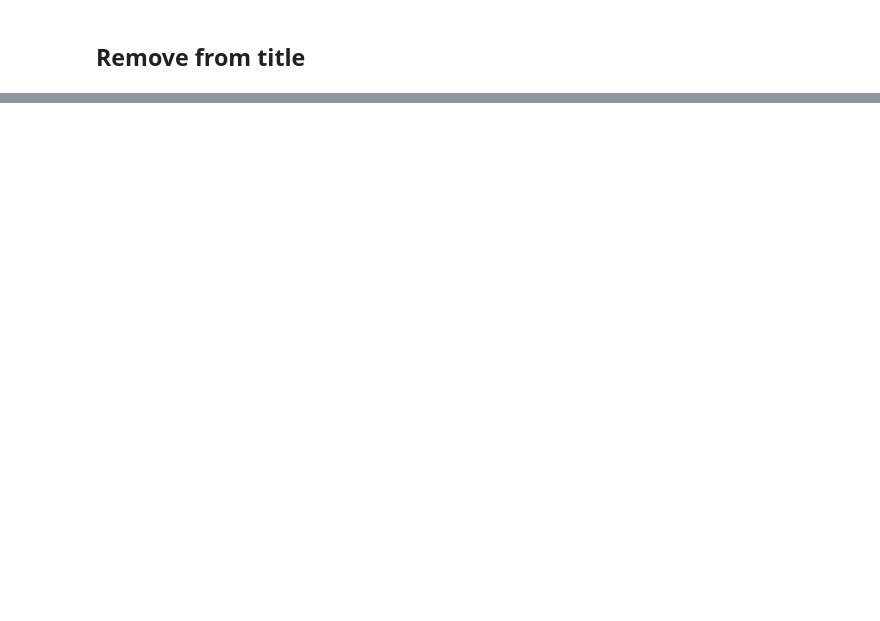
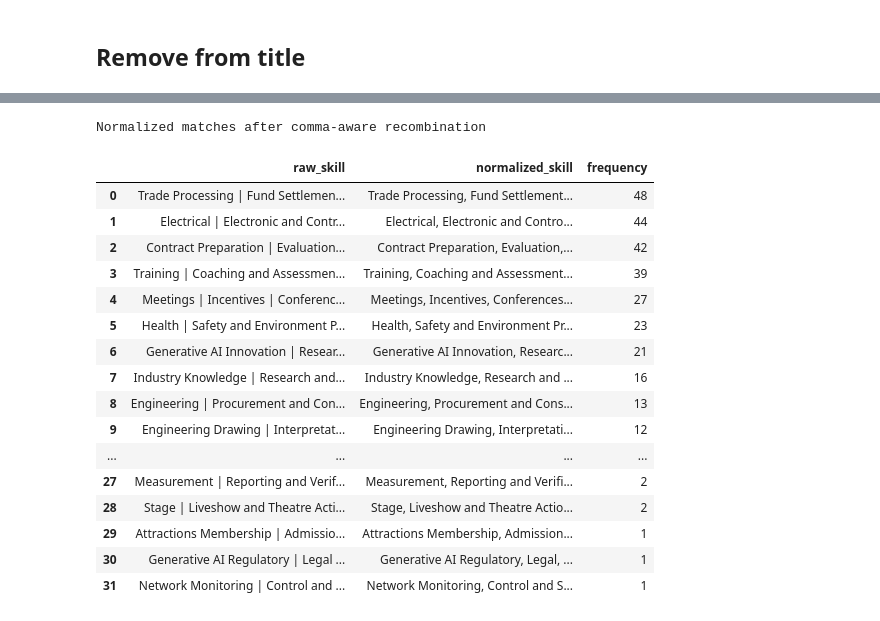
Before and after one commit to Bomb-omb/dsa4264-JobReady, a Jupyter notebook: mcf_entrylevel.ipynb, the cells around one changed output, grey strips where cells are left out. Drawn from its saved outputs; the diff is of its cells as text; code cells hidden in the pictures; blank space fills up the shorter version.

Commit message:
patched any skills that was cut short during extraction

```diff
--- a/mcf_entrylevel.ipynb
+++ b/mcf_entrylevel.ipynb
@@ -269,0 +478,37 @@ df.to_csv('data/mcf_entrylevel.csv', index=False)
+# %%
+report = build_skill_audit_report(
+    "data/mcf_entrylevel.csv",
+    "data/skills_taxo.csv",
+)
+
+summary_df = pd.DataFrame(
+    report["summary"].items(),
+    columns=["metric", "value"],
+)
+
+raw_mismatch_df = (
+    report["raw_token_df"]
+    .loc[lambda df: ~df["raw_exact_match"]]
+    .groupby("raw_skill", as_index=False)
+    .size()
+    .rename(columns={"size": "frequency"})
+    .sort_values(["frequency", "raw_skill"], ascending=[False, True])
+    .reset_index(drop=True)
+)
+
+recombined_df = (
+    report["normalized_token_df"]
+    .loc[lambda df: df["resolution_type"].eq("recombined")]
+    .groupby(["source_tokens", "normalized_skill"], as_index=False)
+    .size()
+    .rename(columns={"source_tokens": "raw_skill", "size": "frequency"})
+    .sort_values(["frequency", "normalized_skill", "raw_skill"], ascending=[False, True, True])
+    .reset_index(drop=True)
+)
+
+
+manual_review_df = (
+    report["manual_review_df"]
+    .sort_values(["row_number", "title"], ascending=[True, True])
+    .reset_index(drop=True)
+)
@@ -269,0 +549,22 @@ df.to_csv('data/mcf_entrylevel.csv', index=False)
+# %%
+print("Normalized matches after comma-aware recombination")
+recombined_df
+# %% [output]
+Normalized matches after comma-aware recombination
+|  | raw_skill | normalized_skill | frequency |
+| 0 | Trade Processing | Fund Settlemen... | Trade Processing, Fund Settlement... | 48 |
+| 1 | Electrical | Electronic and Contr... | Electrical, Electronic and Contro... | 44 |
+| 2 | Contract Preparation | Evaluation... | Contract Preparation, Evaluation,... | 42 |
+| 3 | Training | Coaching and Assessmen... | Training, Coaching and Assessment... | 39 |
+| 4 | Meetings | Incentives | Conferenc... | Meetings, Incentives, Conferences... | 27 |
+| 5 | Health | Safety and Environment P... | Health, Safety and Environment Pr... | 23 |
+| 6 | Generative AI Innovation | Resear... | Generative AI Innovation, Researc... | 21 |
+| 7 | Industry Knowledge | Research and... | Industry Knowledge, Research and ... | 16 |
+| 8 | Engineering | Procurement and Con... | Engineering, Procurement and Cons... | 13 |
+| 9 | Engineering Drawing | Interpretat... | Engineering Drawing, Interpretati... | 12 |
+| ... | ... | ... | ... |
+| 27 | Measurement | Reporting and Verif... | Measurement, Reporting and Verifi... | 2 |
+| 28 | Stage | Liveshow and Theatre Acti... | Stage, Liveshow and Theatre Actio... | 2 |
+| 29 | Attractions Membership | Admissio... | Attractions Membership, Admission... | 1 |
+| 30 | Generative AI Regulatory | Legal ... | Generative AI Regulatory, Legal, ... | 1 |
+| 31 | Network Monitoring | Control and ... | Network Monitoring, Control and S... | 1 |
```
Also changed, not shown: parts of 27 cells of this notebook, 2 other files.
